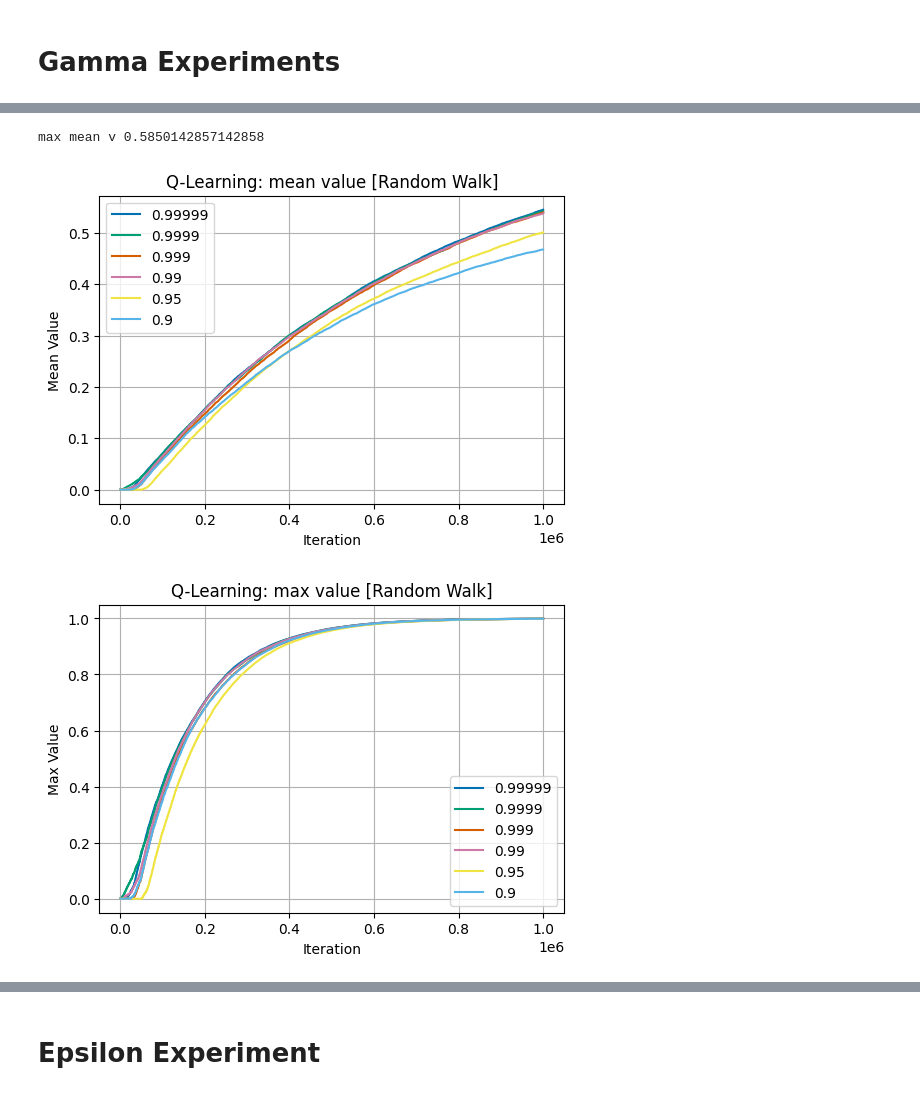
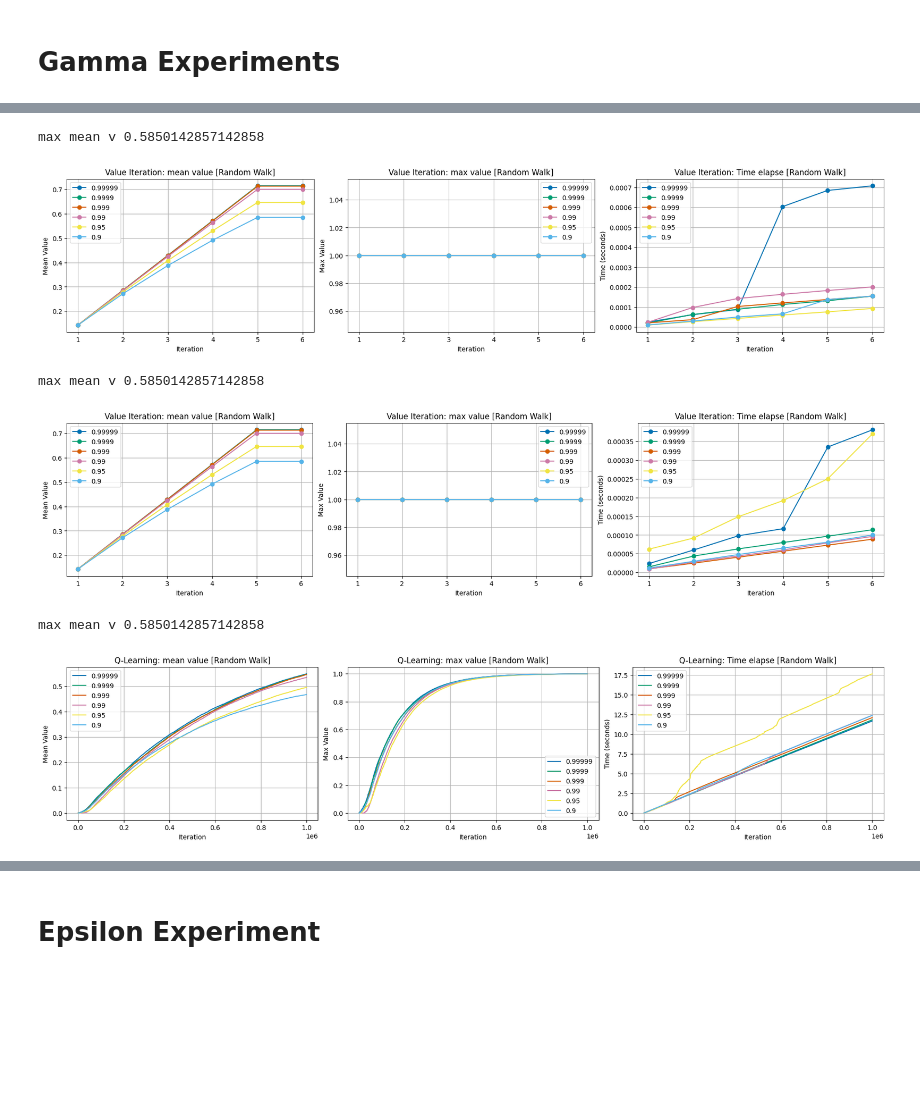
Before and after one commit to fonylew/machine-learning, a Jupyter notebook: reinforcement_learning/randomwalk.ipynb, the cells around one changed output, grey strips where cells are left out. Drawn from its saved outputs; the diff is of its cells as text; code cells hidden in the pictures; blank space fills up the shorter version.

```diff
--- a/reinforcement_learning/randomwalk.ipynb
+++ b/reinforcement_learning/randomwalk.ipynb
@@ -426,51 +343,59 @@ max mean v 0.5850142857142858
+# %%
+task = "Random Walk"
+method = "Value Iteration"
+vi_results1 = []
+x_list = [0.99999, 0.9999, 0.999, 0.99, 0.95, 0.9]
+for x in x_list:
+    args = {"transitions":P, "reward":R, "gamma":x,"epsilon":0.01, "max_iter":10**5, "skip_check":True, "run_stat_frequency":1}
+    vi = mdp.ValueIteration(**args)
+    vi.run()
+
+    vi_result = record(vi.run_stats, ["Mean V", "Max V", "Iteration", "times"])
+    vi_results1.append(vi_result)
+    num_iters = len(vi_result["Mean V"])
+
+print("max mean v", max(pi_result["Mean V"]))
+magic_plot(vi_results1, task, method, style, x_list)
+# %% [output]
+max mean v 0.5850142857142858
+[figure, added]
+# %%
+task = "Random Walk"
+method = "Value Iteration"
+vi_results1 = []
+x_list = [0.99999, 0.9999, 0.999, 0.99, 0.95, 0.9]
+for x in x_list:
+    args = {"transitions":P, "reward":R, "gamma":x,"epsilon":0.1, "max_iter":10**5, "skip_check":True, "run_stat_frequency":1}
+    vi = mdp.ValueIteration(**args)
+    vi.run()
+
+    vi_result = record(vi.run_stats, ["Mean V", "Max V", "Iteration", "times"])
+    vi_results1.append(vi_result)
+    num_iters = len(vi_result["Mean V"])
+
+print("max mean v", max(pi_result["Mean V"]))
+magic_plot(vi_results1, task, method, style, x_list)
+# %% [output]
+max mean v 0.5850142857142858
+[figure, added]
 # %%
 task = "Random Walk"
 method = "Q-Learning"
-results = []
+q_results1 = []
+style = "-"
 x_list = [0.99999, 0.9999, 0.999, 0.99, 0.95, 0.9]
 for x in x_list:
     # args = {"transitions":P, "reward":R, "gamma":0.999,"epsilon":0.1, "max_iter":10**5, "skip_check":True}
     args = {"transitions":P, "reward":R, "gamma":x,"epsilon":0.01, "n_iter":10**6, "skip_check":True}
     q = mdp.QLearning(**args)
     q.run()
 
     vi_result = record(q.run_stats, ["Mean V", "Max V", "Iteration", "times"])
-    results.append(vi_result)
+    q_results1.append(vi_result)
     num_iters = len(vi_result["Mean V"])
 
 print("max mean v", max(pi_result["Mean V"]))
-# plot_data([x["Iteration"] for x in results], [x["Mean V"] for x in results],
-#     "Iteration", "Mean Value", f"{method}: mean value [{task}]", figure_size=(6,4), legend=x_list, style = "o-")
-# plot_data([x["Iteration"] for x in results], [x["Max V"] for x in results],
-#     "Iteration", "Max Value", f"{method}: max value [{task}]", figure_size=(6,4), legend=x_list, style = "o-")
-# plot_data([x["Iteration"] for x in results], [x["times"] for x in results],
-#     "Iteration", "time(seconds)", f"{method}: time elapse [{task}]", figure_size=(6,4), legend=x_list, style = "o-")
-
-style = "-"
-plt.ylabel("Mean Value")
-plt.xlabel("Iteration")
-plt.title(f"{method}: mean value [{task}]")
-for i, x in enumerate(x_list):
-    plt.plot(results[i]["Iteration"], results[i]["Mean V"], style)
-plt.legend(x_list, loc='best')
-plt.show()
-
-plt.ylabel("Max Value")
-plt.xlabel("Iteration")
-plt.title(f"{method}: max value [{task}]")
-for i, x in enumerate(x_list):
-    plt.plot(results[i]["Iteration"], results[i]["Max V"], style)
-plt.legend(x_list, loc='best')
-plt.show()
-
-plt.ylabel("Time (seconds)")
-plt.xlabel("Iteration")
-plt.title(f"{method}: Time elapse [{task}]")
-plt.legend(x_list, loc='best')
-for i, x in enumerate(x_list):
-    plt.plot(results[i]["Iteration"], results[i]["times"], style)
-plt.show()
+magic_plot(q_results1, task, method, style, x_list)
 # %% [output]
 max mean v 0.5850142857142858
-[figure, old version]
+[figure, new version]
-[figure, removed]
```
Also changed, not shown: parts of 26 cells of this notebook, 4 other files.
